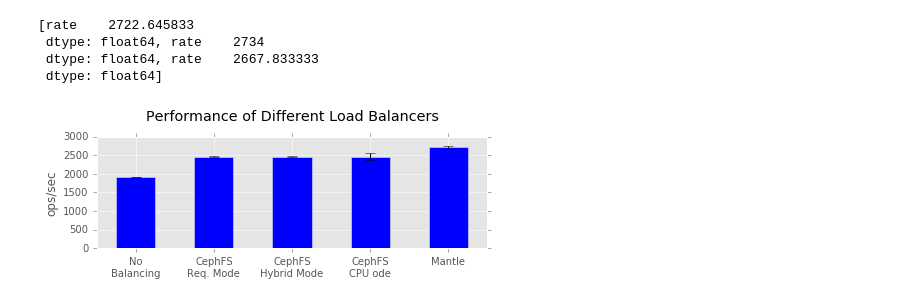
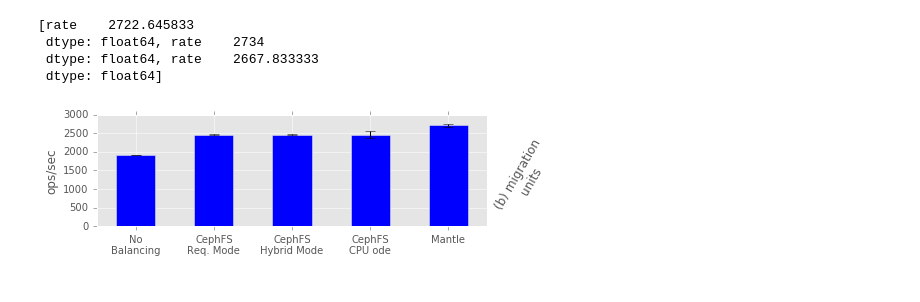
Before and after one commit to michaelsevilla/malacology-popper, a Jupyter notebook: experiments/mds-zlog-seq-migrate-redux-3client/results-mantle-runs/visualize.ipynb, the cells around one changed output. Drawn from its saved outputs; the diff is of its cells as text; code cells hidden in the pictures.

Commit message:
paper: combine mantle bar graphs
Signed-off-by: Michael Sevilla <mikesevilla3@gmail.com>

```diff
--- a/experiments/mds-zlog-seq-migrate-redux-3client/results-mantle-runs/visualize.ipynb
+++ b/experiments/mds-zlog-seq-migrate-redux-3client/results-mantle-runs/visualize.ipynb
@@ -154,17 +154,20 @@ mantle
 # %%
 #fig = plt.figure(figsize=(7, 2))
 fig, ax = plt.subplots(figsize=(7, 2))
 
 ax.bar([0.5, 2.5, 4.5, 6.5, 8.5],
        [baseline['rate'].mean(), np.mean(cephfs_mode1), np.mean(cephfs_mode1), np.mean(cephfs_mode1), np.mean(mantle)],
        1, color='blue', ecolor='black', capsize=5,
        yerr=[0, np.std(cephfs_mode0), np.std(cephfs_mode1), np.std(cephfs_mode2), np.std(mantle)])
 
 plt.xticks([1, 3, 5, 7, 9], ['No\nBalancing', 'CephFS\nReq. Mode', 'CephFS\nHybrid Mode', 'CephFS\nCPU ode', 'Mantle'])
 ax.set_xlim(0, 10)
 ax.set_ylim(0, 3000)
 ax.set_ylabel("ops/sec")
-ax.set_title("Performance of Different Load Balancers", y=1.1)
+#ax.set_title("Performance of Different Load Balancers", y=1.1)
+ax2 = ax.twinx()
+ax2.set_yticks([])
+ax2.set_ylabel("(b) migration\nunits", fontsize=12, rotation=60, labelpad=25)
 plt.savefig('mantle-balancer-performance.png', dpi=300, bbox_inches='tight')
 # %% [output]
-[figure, old version]
+[figure, new version]
```
Also changed, not shown: 7 other files.
